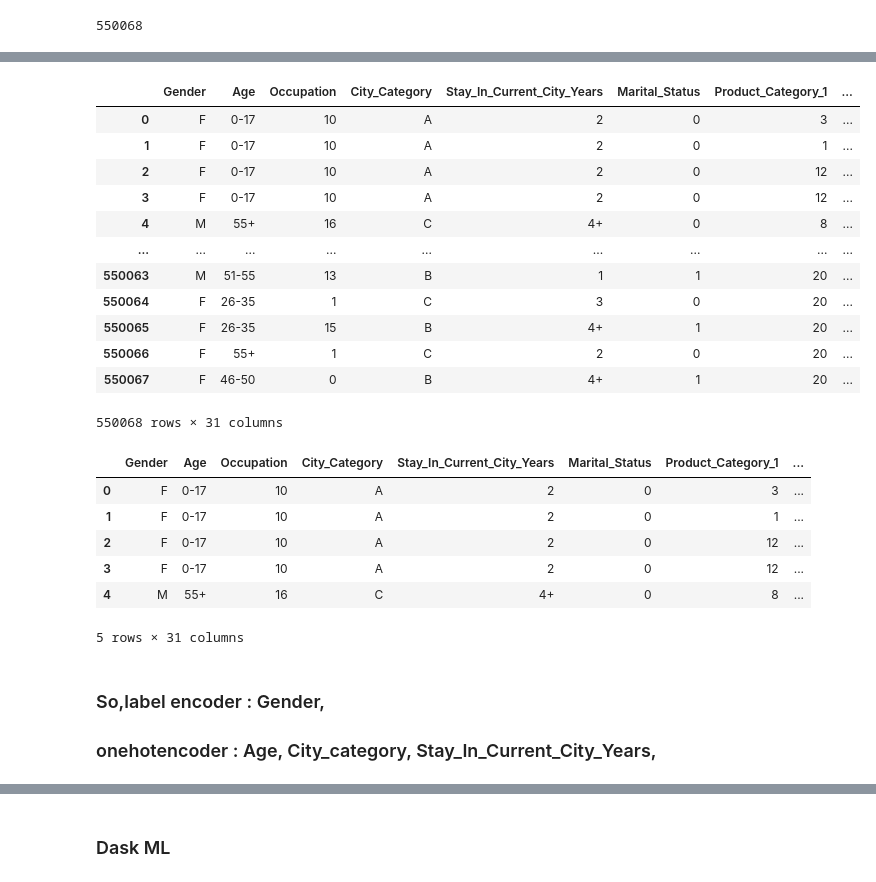
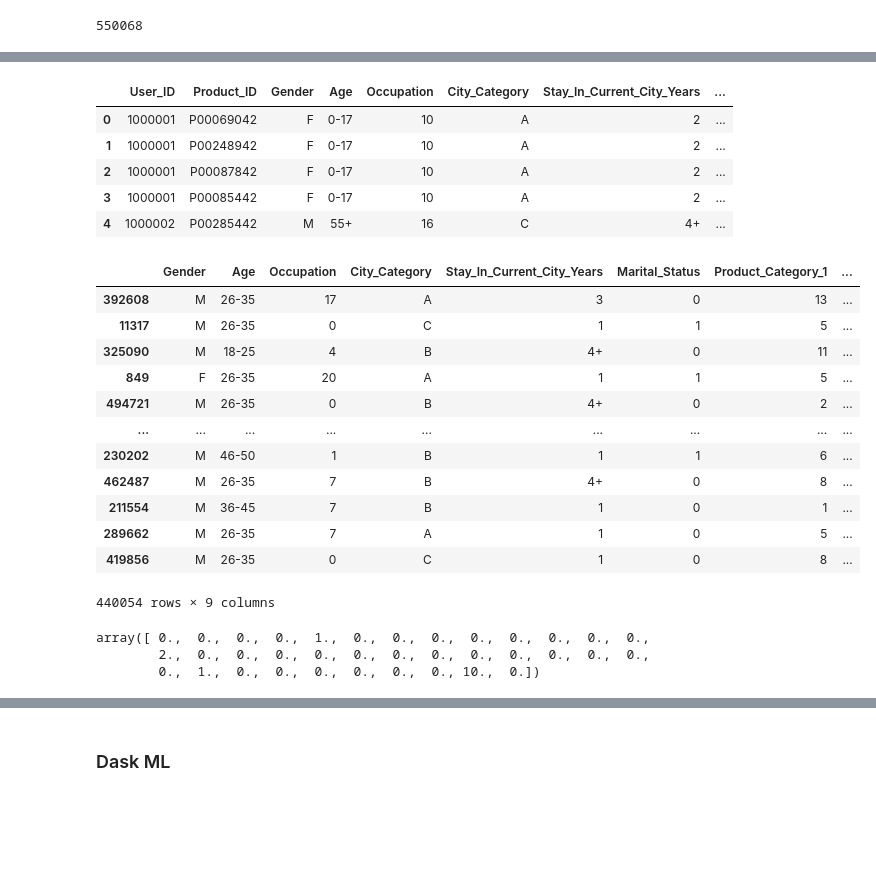
Before and after one commit to GOLISHYAMP/NLP, a Jupyter notebook: Dask/intro.ipynb, the cells around one changed output, grey strips where cells are left out. Saved outputs shown, nothing was run; the diff lists cells and outputs as text; code cells hidden in the pictures; blank space fills up the shorter version.

Commit message:
model training starts

```diff
--- a/Dask/intro.ipynb
+++ b/Dask/intro.ipynb
@@ -300,7 +300,8 @@ df[['Product_Category_1','Product_Category_2', 'Product_Category_3']].compute()
 | 550067 | 20 | NaN | NaN |
 550068 rows × 3 columns
 # %%
-df = df.drop(columns=['User_ID', 'Product_ID'], axis=1).compute()
+# Dropping unwanted columns
+# df = df.drop(columns=['User_ID', 'Product_ID'], axis=1).compute()
 # %%
 df.columns
 # %% [output]
@@ -324,2 +402,6 @@ len(df)
+# %%
+y = df['Purchase']
+# %%
+df = df.drop('Purchase', axis=1)
 # %%
 data = df
@@ -359,26 +408,9 @@ df_merged = dd.concat([df, df_one_hot], axis=1)
-# %%
-df_merged.compute()
-# %% [output]
-|  | Gender | Age | Occupation | City_Category | Stay_In_Current_City_Years | Marital_Status | Product_Category_1 | ... |
-| 0 | F | 0-17 | 10 | A | 2 | 0 | 3 | ... |
-| 1 | F | 0-17 | 10 | A | 2 | 0 | 1 | ... |
-| 2 | F | 0-17 | 10 | A | 2 | 0 | 12 | ... |
-| 3 | F | 0-17 | 10 | A | 2 | 0 | 12 | ... |
-| 4 | M | 55+ | 16 | C | 4+ | 0 | 8 | ... |
-| ... | ... | ... | ... | ... | ... | ... | ... | ... |
-| 550063 | M | 51-55 | 13 | B | 1 | 1 | 20 | ... |
-| 550064 | F | 26-35 | 1 | C | 3 | 0 | 20 | ... |
-| 550065 | F | 26-35 | 15 | B | 4+ | 1 | 20 | ... |
-| 550066 | F | 55+ | 1 | C | 2 | 0 | 20 | ... |
-| 550067 | F | 46-50 | 0 | B | 4+ | 1 | 20 | ... |
-550068 rows × 31 columns
 # %%
-df_merged.head()
+df.head()
 # %% [output]
-|  | Gender | Age | Occupation | City_Category | Stay_In_Current_City_Years | Marital_Status | Product_Category_1 | ... |
-| 0 | F | 0-17 | 10 | A | 2 | 0 | 3 | ... |
-| 1 | F | 0-17 | 10 | A | 2 | 0 | 1 | ... |
-| 2 | F | 0-17 | 10 | A | 2 | 0 | 12 | ... |
-| 3 | F | 0-17 | 10 | A | 2 | 0 | 12 | ... |
-| 4 | M | 55+ | 16 | C | 4+ | 0 | 8 | ... |
+|  | User_ID | Product_ID | Gender | Age | Occupation | City_Category | Stay_In_Current_City_Years | ... |
+| 0 | 1000001 | P00069042 | F | 0-17 | 10 | A | 2 | ... |
+| 1 | 1000001 | P00248942 | F | 0-17 | 10 | A | 2 | ... |
+| 2 | 1000001 | P00087842 | F | 0-17 | 10 | A | 2 | ... |
+| 3 | 1000001 | P00085442 | F | 0-17 | 10 | A | 2 | ... |
+| 4 | 1000002 | P00285442 | M | 55+ | 16 | C | 4+ | ... |
-5 rows × 31 columns
@@ -387,3 +417,22 @@ df_merged = df_merged.drop(['Product_Category_1', 'Product_Category_2', 'Product
-# %% [markdown]
-### So,label encoder : Gender,
-### onehotencoder : Age, City_category, Stay_In_Current_City_Years,
+# %%
+df = df.compute() #Converting the dask.dataframe to pandas.dataframe
+df = df.drop(['User_ID', 'Product_ID'], axis= 1)
+# train test split
+from sklearn.model_selection import train_test_split
+X_train, X_test, y_train, y_test = train_test_split(df, y, test_size=0.2, random_state=31)
+# %%
+X_train
+# %% [output]
+|  | Gender | Age | Occupation | City_Category | Stay_In_Current_City_Years | Marital_Status | Product_Category_1 | ... |
+| 392608 | M | 26-35 | 17 | A | 3 | 0 | 13 | ... |
+| 11317 | M | 26-35 | 0 | C | 1 | 1 | 5 | ... |
+| 325090 | M | 18-25 | 4 | B | 4+ | 0 | 11 | ... |
+| 849 | F | 26-35 | 20 | A | 1 | 1 | 5 | ... |
+| 494721 | M | 26-35 | 0 | B | 4+ | 0 | 2 | ... |
+| ... | ... | ... | ... | ... | ... | ... | ... | ... |
+| 230202 | M | 46-50 | 1 | B | 1 | 1 | 6 | ... |
+| 462487 | M | 26-35 | 7 | B | 4+ | 0 | 8 | ... |
+| 211554 | M | 36-45 | 7 | B | 1 | 0 | 1 | ... |
+| 289662 | M | 26-35 | 7 | A | 1 | 0 | 5 | ... |
+| 419856 | M | 26-35 | 0 | C | 1 | 0 | 8 | ... |
+440054 rows × 9 columns
@@ -389,0 +469,6 @@ df_merged = df_merged.drop(['Product_Category_1', 'Product_Category_2', 'Product
+# %%
+df_transformed[0, :]
+# %% [output]
+array([ 0.,  0.,  0.,  0.,  1.,  0.,  0.,  0.,  0.,  0.,  0.,  0.,  0.,
+        2.,  0.,  0.,  0.,  0.,  0.,  0.,  0.,  0.,  0.,  0.,  0.,  0.,
+        0.,  1.,  0.,  0.,  0.,  0.,  0.,  0., 10.,  0.])
```
Also changed, not shown: parts of 44 cells of this notebook, 1 other file.
